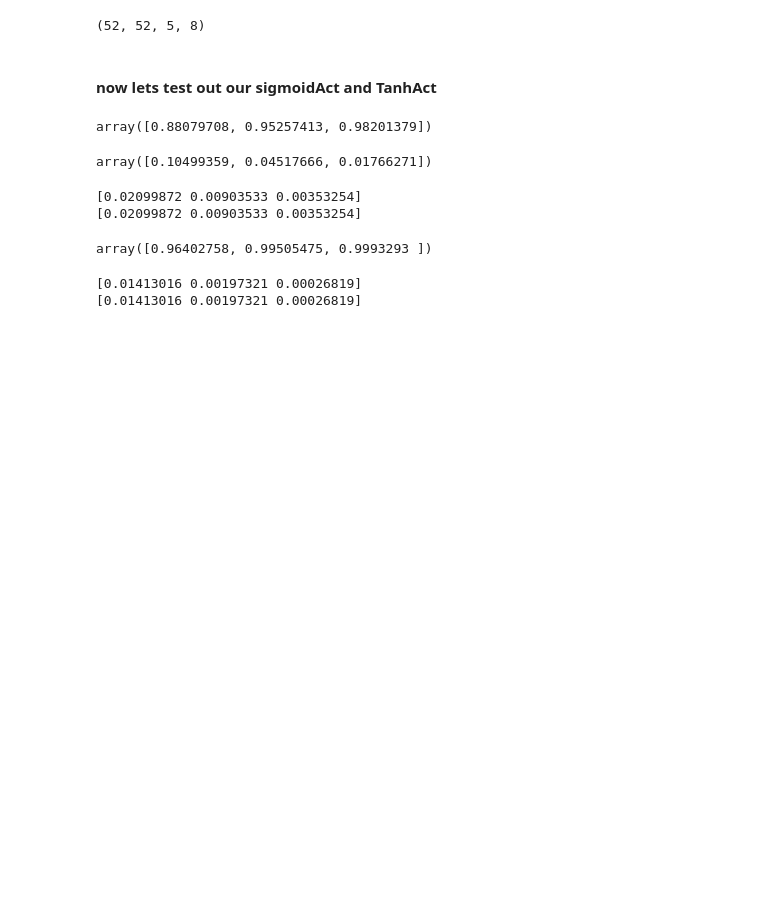
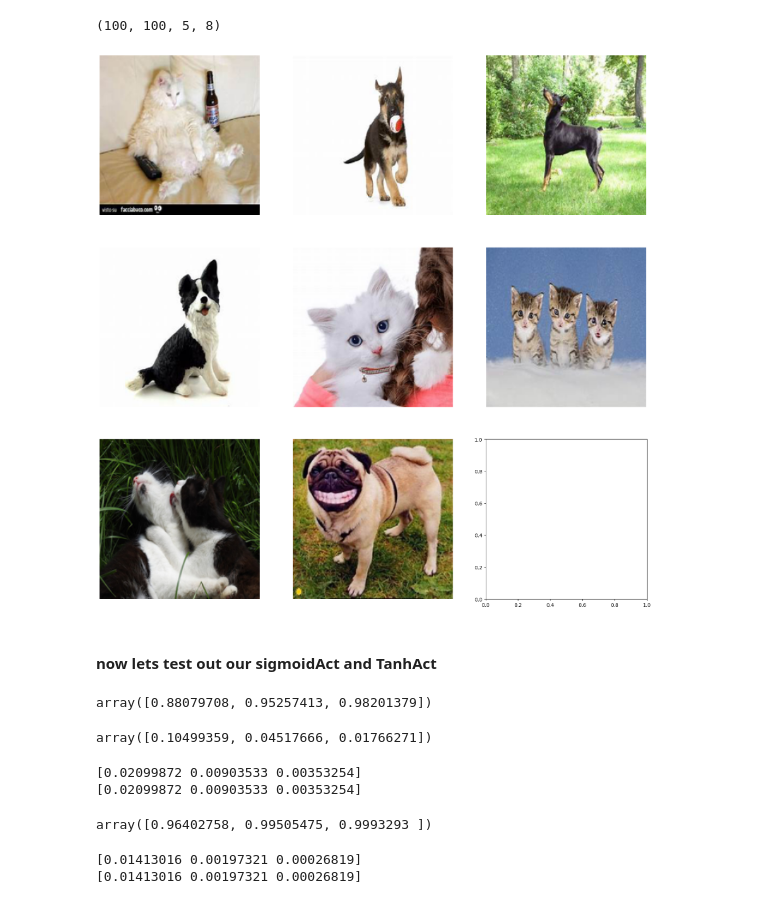
Before and after one commit to ayhanoruc/ml-collection, a Jupyter notebook: dl-from-scratch/cnn/backprop.ipynb, the cells around one changed output. Saved outputs shown, nothing was run; the diff lists cells and outputs as text; code cells hidden in the pictures; blank space fills up the shorter version.

```diff
--- a/dl-from-scratch/cnn/backprop.ipynb
+++ b/dl-from-scratch/cnn/backprop.ipynb
@@ -6,12 +7,16 @@ from utils import ImageBatchGenerator, ManualConvLayer,Flatten,SigmoidAct,TanhAc
 # %%
 dogs_path = r"C:\Users\ayhan\Desktop\ml-collection\data\ten_animals\raw-img\dog"
 cats_path = r"C:\Users\ayhan\Desktop\ml-collection\data\ten_animals\raw-img\cat"
-img_batch = ImageBatchGenerator({"dog":dogs_path, "cat":cats_path},batch_size=8,network_input_size=(50,50))
-conv_layer = ManualConvLayer(kernel_shape=(3,3),kernel_count=5,padding=2)
+img_batch = ImageBatchGenerator({"dog":dogs_path, "cat":cats_path},batch_size=8,network_input_size=(200,200))
+conv_layer = ManualConvLayer(kernel_shape=(3,3),kernel_count=5,padding=1,stride=2)
 output = conv_layer.forward(img_batch.batch_matrix)
 output.shape
 # %% [output]
-(52, 52, 5, 8)
+(100, 100, 5, 8)
+# %%
+img_batch.visualize_batch()
+# %% [output]
+[figure, added]
 # %% [markdown]
 #### now lets test out our sigmoidAct and TanhAct
 # %%
```
Also changed, not shown: parts of 7 cells of this notebook, 1 other file.
